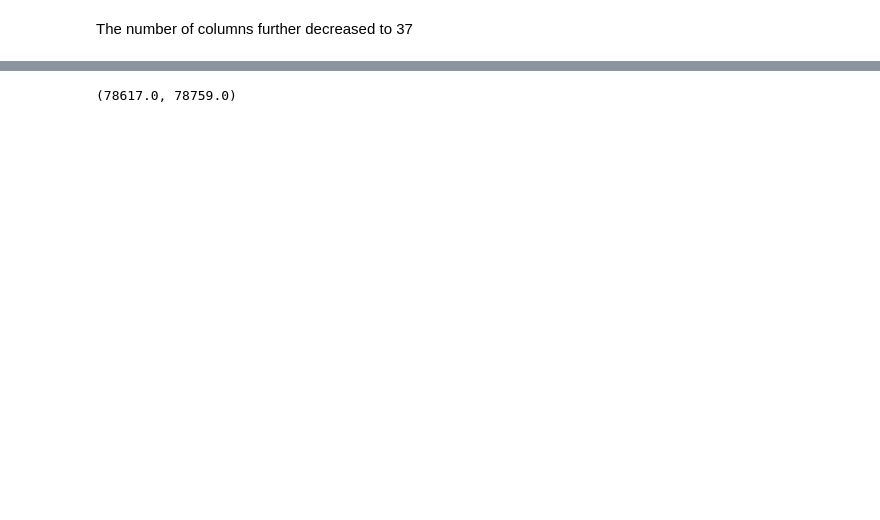
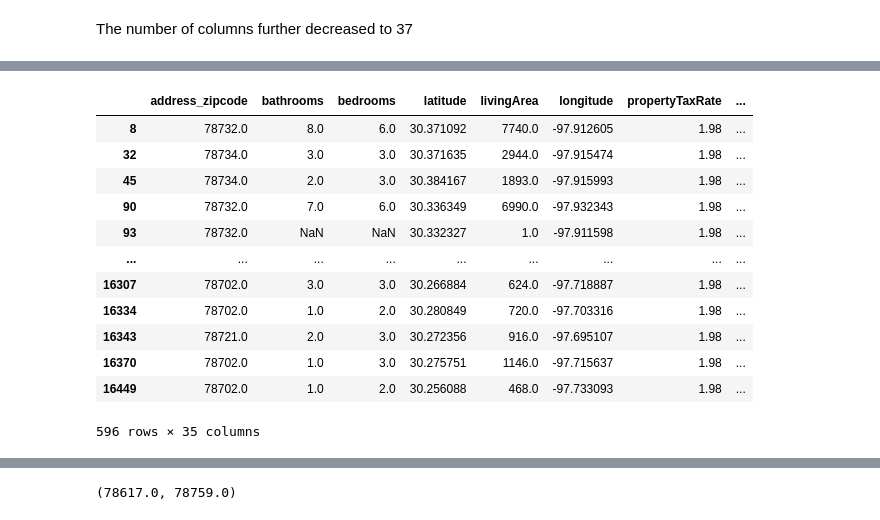
Before and after one commit to ammanuelfw/my_dsbc_projects_git, a Jupyter notebook: 02_Capstone_two_Austin_Real_Estate_Price/02_Notebooks/Capstone_two_Austin_Real_estate_pricing_AFW.ipynb, the cells around one changed output, grey strips where cells are left out. Saved outputs shown, nothing was run; the diff lists cells and outputs as text; code cells hidden in the pictures; blank space fills up the shorter version.

```diff
--- a/02_Capstone_two_Austin_Real_Estate_Price/02_Notebooks/Capstone_two_Austin_Real_estate_pricing_AFW.ipynb
+++ b/02_Capstone_two_Austin_Real_Estate_Price/02_Notebooks/Capstone_two_Austin_Real_estate_pricing_AFW.ipynb
@@ -186,0 +238,17 @@ df4.shape
+# %%
+# Filterout outliers
+df3[df3.price_per_sqft > 500]
+# %% [output]
+|  | address_zipcode | bathrooms | bedrooms | latitude | livingArea | longitude | propertyTaxRate | ... |
+| 8 | 78732.0 | 8.0 | 6.0 | 30.371092 | 7740.0 | -97.912605 | 1.98 | ... |
+| 32 | 78734.0 | 3.0 | 3.0 | 30.371635 | 2944.0 | -97.915474 | 1.98 | ... |
+| 45 | 78734.0 | 2.0 | 3.0 | 30.384167 | 1893.0 | -97.915993 | 1.98 | ... |
+| 90 | 78732.0 | 7.0 | 6.0 | 30.336349 | 6990.0 | -97.932343 | 1.98 | ... |
+| 93 | 78732.0 | NaN | NaN | 30.332327 | 1.0 | -97.911598 | 1.98 | ... |
+| ... | ... | ... | ... | ... | ... | ... | ... | ... |
+| 16307 | 78702.0 | 3.0 | 3.0 | 30.266884 | 624.0 | -97.718887 | 1.98 | ... |
+| 16334 | 78702.0 | 1.0 | 2.0 | 30.280849 | 720.0 | -97.703316 | 1.98 | ... |
+| 16343 | 78721.0 | 2.0 | 3.0 | 30.272356 | 916.0 | -97.695107 | 1.98 | ... |
+| 16370 | 78702.0 | 1.0 | 3.0 | 30.275751 | 1146.0 | -97.715637 | 1.98 | ... |
+| 16449 | 78702.0 | 1.0 | 2.0 | 30.256088 | 468.0 | -97.733093 | 1.98 | ... |
+596 rows × 35 columns
```
Also changed, not shown: parts of 52 cells of this notebook.
